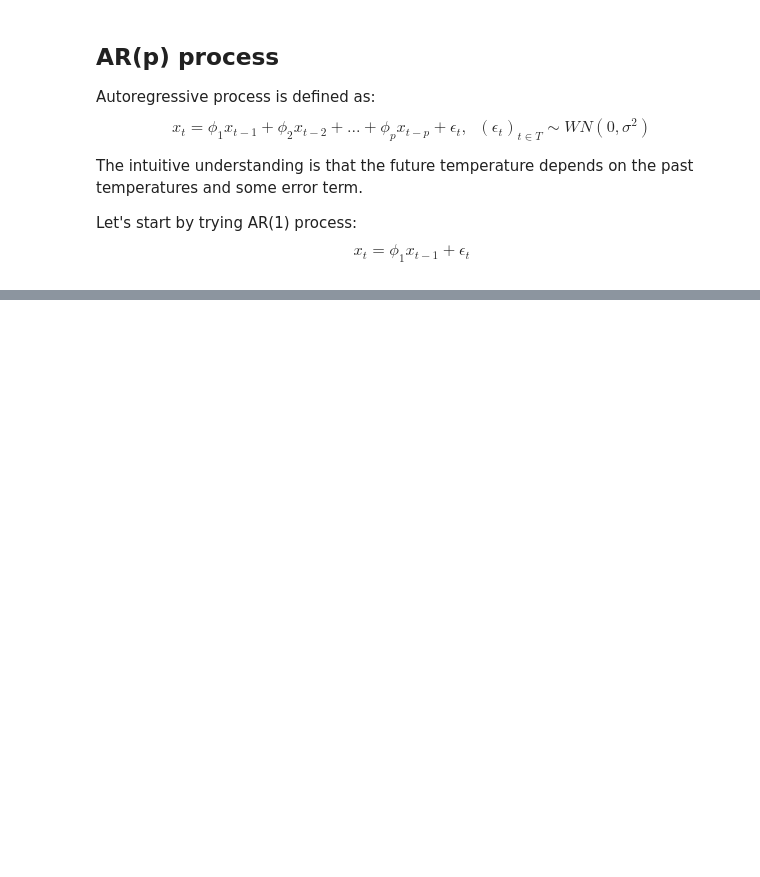
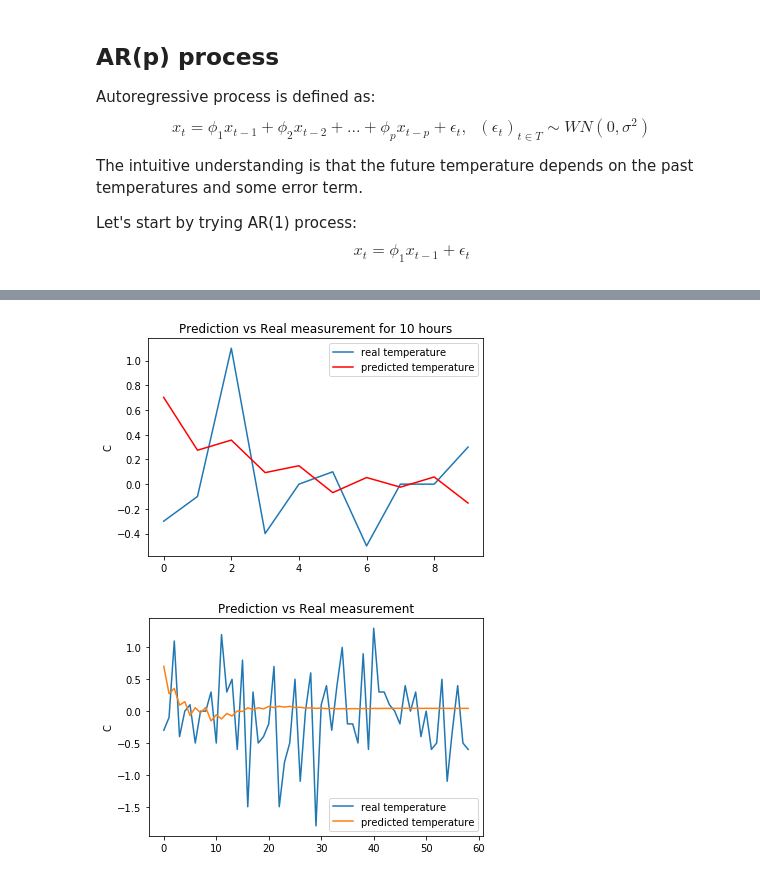
Before and after one commit to JoonasMaanonen/weatherStation, a Jupyter notebook: analysis.ipynb, the cells around one changed output, grey strips where cells are left out. Cells and saved outputs as stored; diff of their text form; code cells hidden in the pictures; blank space fills up the shorter version.

```diff
--- a/analysis.ipynb
+++ b/analysis.ipynb
@@ -215,0 +223,24 @@ _ = residuals.plot(kind="kde")
+# %%
+split = int(len(df_temp) * 0.66)
+train, test = df_final_temp[0:split], final_df[split:len(final_df)]
+pure_train, pure_test = train["Temperature(C)"].values, test["Temperature(C)"].values
+
+model = AR(pure_train)
+model_fit = model.fit()
+predictions = model_fit.predict(start = len(pure_train), end=len(pure_train) + len(pure_test) - 1, dynamic=False)
+plt.figure(1)
+plt.plot(pure_test[0:10])
+plt.plot(predictions[0:10], color="red")
+plt.ylabel("C")
+plt.title("Prediction vs Real measurement for 10 hours")
+_ = plt.legend(["real temperature", "predicted temperature"])
+
+plt.figure(2)
+plt.plot(pure_test)
+plt.plot(predictions)
+plt.ylabel("C")
+plt.title("Prediction vs Real measurement")
+_ = plt.legend(["real temperature", "predicted temperature"])
+# %% [output]
+[figure, added]
+[figure, added]
```
Also changed, not shown: parts of 2 cells of this notebook.
